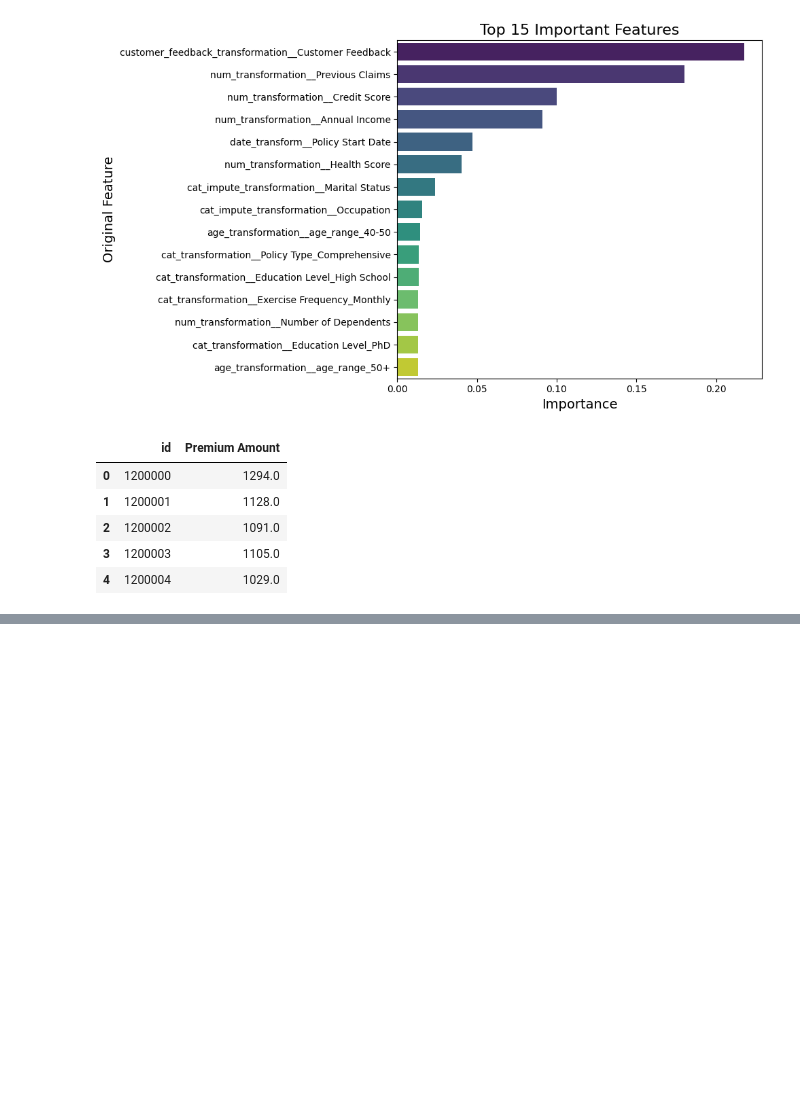
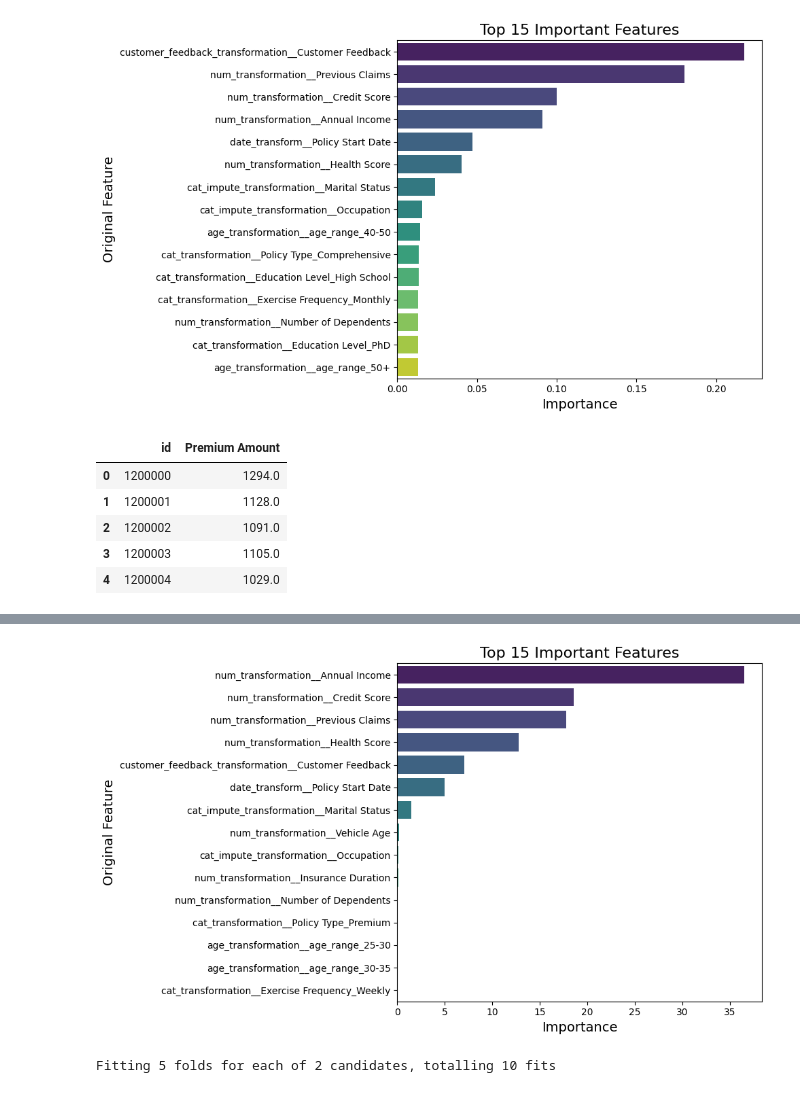
Before and after one commit to jeevanshrestha/Insurance-Dataset-Regression-Kaggle-Competition, a Jupyter notebook: Insurance Dataset Regression - XGBoost.ipynb, the cells around one changed output, grey strips where cells are left out. Drawn from its saved outputs; the diff is of its cells as text; code cells hidden in the pictures; blank space fills up the shorter version.

Commit message:
Kaggle Notebook | Insurance Dataset Regression - XGBoost | Version 11

```diff
--- a/Insurance Dataset Regression - XGBoost.ipynb
+++ b/Insurance Dataset Regression - XGBoost.ipynb
@@ -957,0 +1074,72 @@ submission = output_xgb.to_csv('/kaggle/working/submission.csv', index=False)
+# %%
+# Create a DataFrame to show the importance of each original feature
+importance_df_cat = pd.DataFrame({
+    'Original Feature': transformed_feature_names,  # Replace with actual feature names
+    'Importance': best_cat_model.feature_importances_
+}).sort_values(by='Importance', ascending=False)
+
+
+# Sort the DataFrame by importance in descending order and select top 15 features
+top_features_cat = importance_df_cat.sort_values(by='Importance', ascending=False).head(15)
+
+# Create a horizontal bar chart
+plt.figure(figsize=(10, 6))
+sns.barplot(x='Importance', y='Original Feature', data=top_features_cat, palette='viridis')
+
+# Add labels and title
+plt.title('Top 15 Important Features', fontsize=16)
+plt.xlabel('Importance', fontsize=14)
+plt.ylabel('Original Feature', fontsize=14)
+
+# Show the plot
+plt.tight_layout()
+plt.show()
+# %% [output]
+[figure, added]
+# %%
+from lightgbm import LGBMRegressor
+from sklearn.model_selection import GridSearchCV
+import pandas as pd
+
+# Define the LightGBM model for regression
+lgb_model = LGBMRegressor(
+    random_state=42,       # Random state for reproducibility
+    objective='rmse',      # Loss function for regression
+    verbose=-1             # Suppress training logs
+)
+
+# Define hyperparameters for tuning
+param_grid = {
+    'n_estimators': [400],     # Number of boosting iterations
+    'learning_rate': [0.1],    # Learning rate
+    'max_depth': [4, 5],       # Maximum tree depth
+    'subsample': [1.0],        # Subsampling ratio of the training data
+    'colsample_bytree': [1.0]  # Subsampling ratio of columns per tree
+}
+
+# Perform hyperparameter tuning using GridSearchCV
+grid_search_lgb = GridSearchCV(
+    estimator=lgb_model,
+    param_grid=param_grid,
+    cv=5,
+    scoring='neg_mean_squared_error',  # Use negative MSE as scoring
+    verbose=1
+)
+
+# Fit the model
+grid_search_lgb.fit(df_transformed_X, y)
+
+# Output the best parameters and score
+print("Best Parameters:", grid_search_lgb.best_params_)
+print("Best Score (Negative MSE):", grid_search_lgb.best_score_)
+
+# Get the best model from grid search
+best_lgb_model = grid_search_lgb.best_estimator_
+
+# Make predictions on the test set
+y_pred_lgb = best_lgb_model.predict(df_test_transformed)
+output_lgb = pd.DataFrame(y_pred_lgb, index=df_test.index, columns=['Premium Amount']).reset_index()
+output_lgb['Premium Amount'] = output_lgb['Premium Amount'].round()
+output_lgb.to_csv('/kaggle/working/submission_lgb.csv', index=False)
+# %% [output]
+Fitting 5 folds for each of 2 candidates, totalling 10 fits
```
Also changed, not shown: parts of 14 cells of this notebook.
